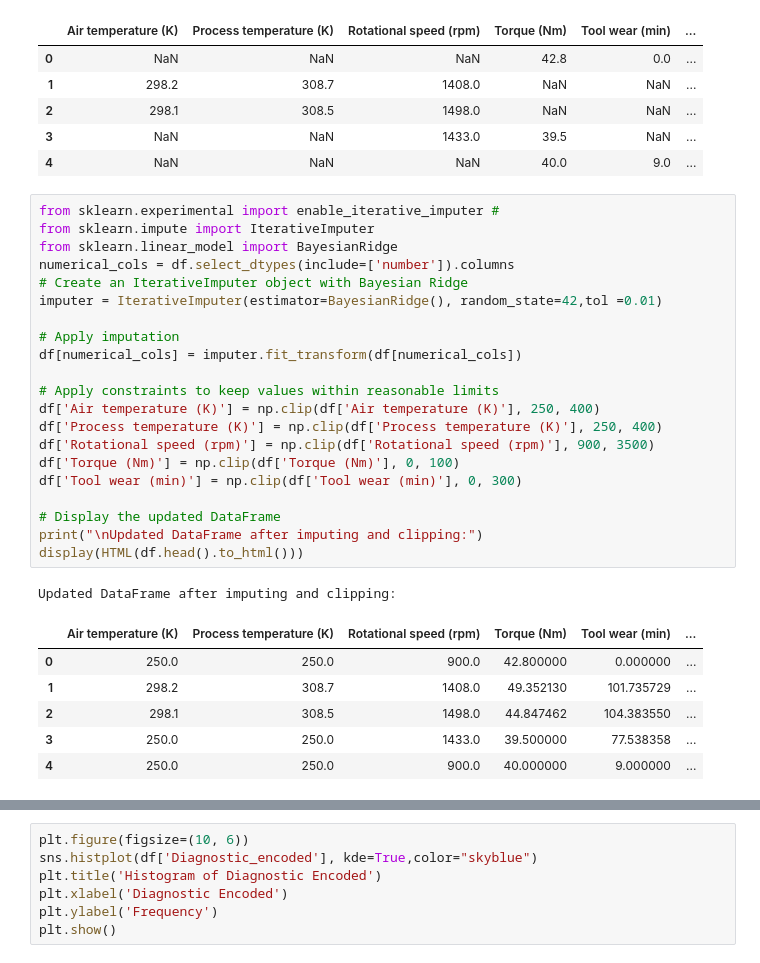
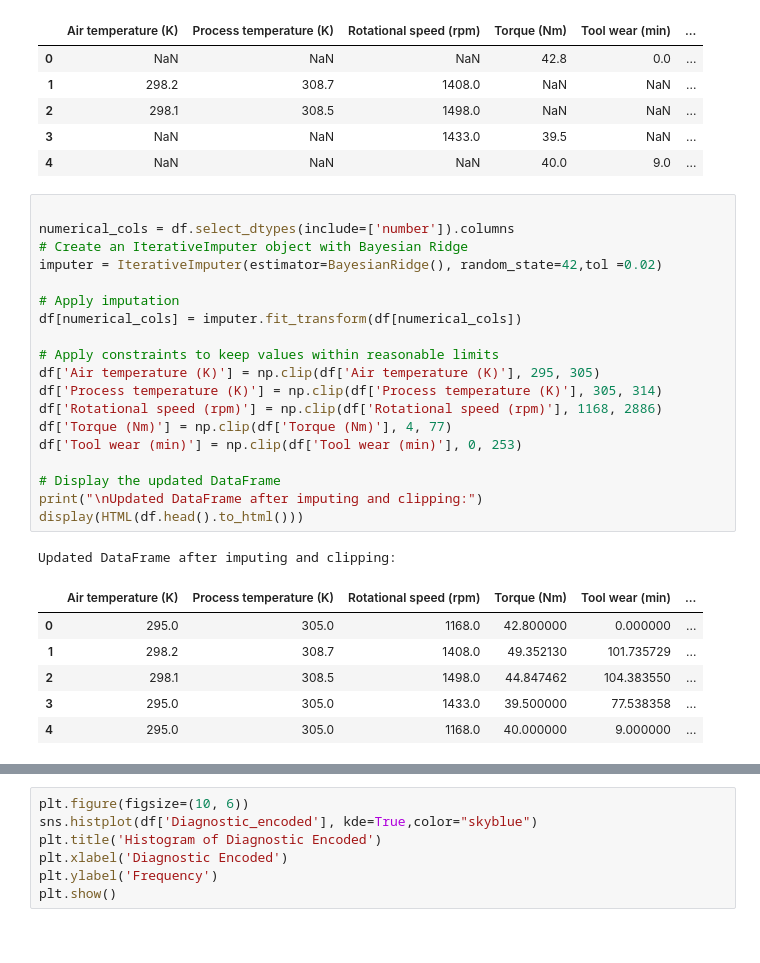
Before and after one commit to PriyanshuR23/Industrial_IOT_Predictive_Maintenance, a Jupyter notebook: Visualizations.ipynb, the cells around one changed output, grey strips where cells are left out. Saved outputs shown, nothing was run; the diff lists cells and outputs as text.

```diff
--- a/Visualizations.ipynb
+++ b/Visualizations.ipynb
@@ -123,34 +123,32 @@ DataFrame after dropping columns:
 | 3 | NaN | NaN | 1433.0 | 39.5 | NaN | ... |
 | 4 | NaN | NaN | NaN | 40.0 | 9.0 | ... |
 # %%
-from sklearn.experimental import enable_iterative_imputer #
-from sklearn.impute import IterativeImputer
-from sklearn.linear_model import BayesianRidge
+
 numerical_cols = df.select_dtypes(include=['number']).columns
 # Create an IterativeImputer object with Bayesian Ridge
-imputer = IterativeImputer(estimator=BayesianRidge(), random_state=42,tol =0.01)
+imputer = IterativeImputer(estimator=BayesianRidge(), random_state=42,tol =0.02)
 
 # Apply imputation
 df[numerical_cols] = imputer.fit_transform(df[numerical_cols])
 
 # Apply constraints to keep values within reasonable limits
-df['Air temperature (K)'] = np.clip(df['Air temperature (K)'], 250, 400)
-df['Process temperature (K)'] = np.clip(df['Process temperature (K)'], 250, 400)
-df['Rotational speed (rpm)'] = np.clip(df['Rotational speed (rpm)'], 900, 3500)
-df['Torque (Nm)'] = np.clip(df['Torque (Nm)'], 0, 100)
-df['Tool wear (min)'] = np.clip(df['Tool wear (min)'], 0, 300)
+df['Air temperature (K)'] = np.clip(df['Air temperature (K)'], 295, 305)
+df['Process temperature (K)'] = np.clip(df['Process temperature (K)'], 305, 314)
+df['Rotational speed (rpm)'] = np.clip(df['Rotational speed (rpm)'], 1168, 2886)
+df['Torque (Nm)'] = np.clip(df['Torque (Nm)'], 4, 77)
+df['Tool wear (min)'] = np.clip(df['Tool wear (min)'], 0, 253)
 
 # Display the updated DataFrame
 print("\nUpdated DataFrame after imputing and clipping:")
 display(HTML(df.head().to_html()))
 # %% [output]
 Updated DataFrame after imputing and clipping:
 |  | Air temperature (K) | Process temperature (K) | Rotational speed (rpm) | Torque (Nm) | Tool wear (min) | ... |
-| 0 | 250.0 | 250.0 | 900.0 | 42.800000 | 0.000000 | ... |
+| 0 | 295.0 | 305.0 | 1168.0 | 42.800000 | 0.000000 | ... |
 | 1 | 298.2 | 308.7 | 1408.0 | 49.352130 | 101.735729 | ... |
 | 2 | 298.1 | 308.5 | 1498.0 | 44.847462 | 104.383550 | ... |
-| 3 | 250.0 | 250.0 | 1433.0 | 39.500000 | 77.538358 | ... |
-| 4 | 250.0 | 250.0 | 900.0 | 40.000000 | 9.000000 | ... |
+| 3 | 295.0 | 305.0 | 1433.0 | 39.500000 | 77.538358 | ... |
+| 4 | 295.0 | 305.0 | 1168.0 | 40.000000 | 9.000000 | ... |
 # %%
 import seaborn as sns
 import matplotlib.pyplot as plt
```
Also changed, not shown: parts of 4 cells of this notebook.
